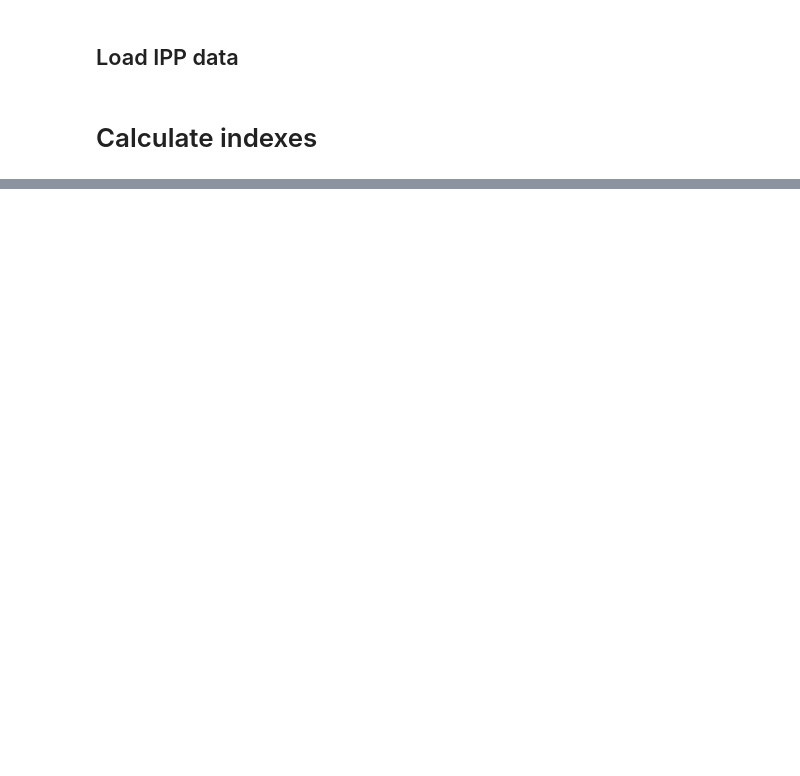
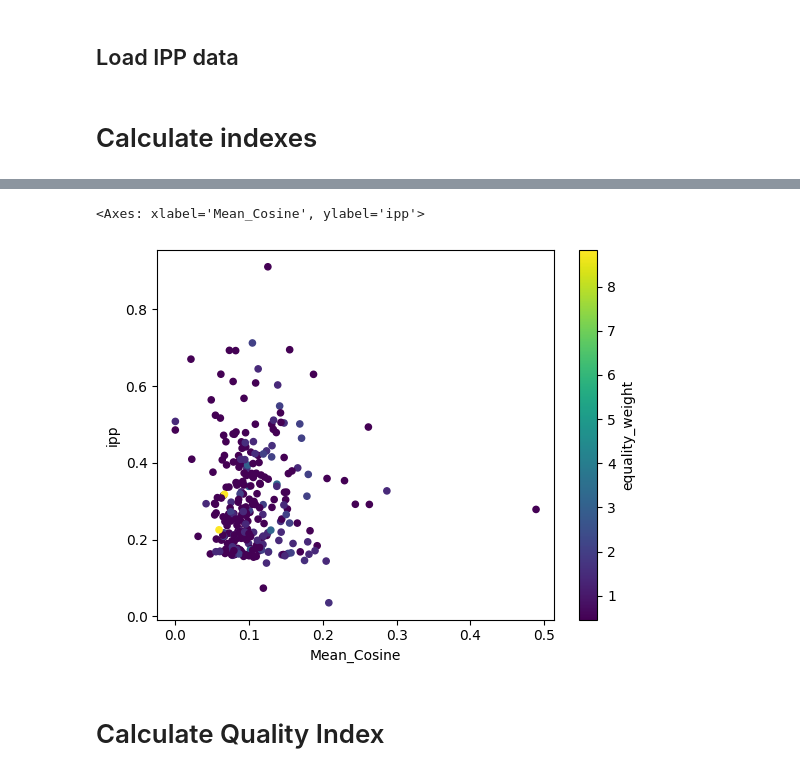
Before and after one commit to AcacioTelechi/redem-index, a Jupyter notebook: indices_calculation.ipynb, the cells around one changed output, grey strips where cells are left out. Saved outputs shown, nothing was run; the diff lists cells and outputs as text; code cells hidden in the pictures; blank space fills up the shorter version.

```diff
--- a/indices_calculation.ipynb
+++ b/indices_calculation.ipynb
@@ -126,0 +199,27 @@ df_joined.reset_index().plot.scatter(
+# %%
+def treat_name(name: str):
+    return (
+        str(name)
+        .replace(".", "")
+        .replace(" ", "")
+        .replace("-", "")
+        .replace("'", "")
+        .replace("  ", " ")
+        .lower()
+    )
+# %%
+df_cohesion = pd.read_csv("./src/indices/indice_coesao_interna_perfil.csv")
+
+df_cohesion["idLegislatura"] = 56
+df_cohesion["name_treated"] = df_cohesion["Profile"].apply(treat_name)
+# %%
+df_to_merge = df_joined.reset_index()
+df_to_merge["name_treated"] = df_to_merge["ultimoStatus.nome"].apply(treat_name)
+# %%
+df_m = df_to_merge.merge(
+    df_cohesion,
+    left_on=["name_treated", "idLegislatura"],
+    right_on=["name_treated", "idLegislatura"],
+    how="left",
+)
+df_m.head()
@@ -126,0 +234,7 @@ df_joined.reset_index().plot.scatter(
+# %%
+df_m.plot.scatter(x="Mean_Cosine", y="ipp", c="equality_weight", cmap="viridis")
+# %% [output]
+<Axes: xlabel='Mean_Cosine', ylabel='ipp'>
+[figure, added]
+# %% [markdown]
+# Calculate Quality Index
```
Also changed, not shown: parts of 20 cells of this notebook, 2 other files.
